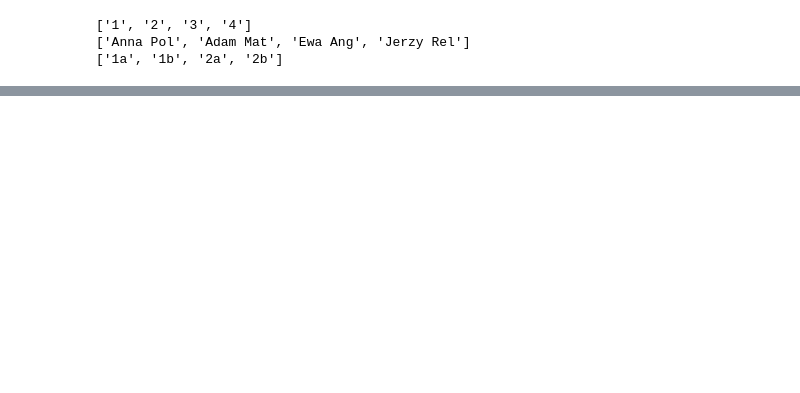
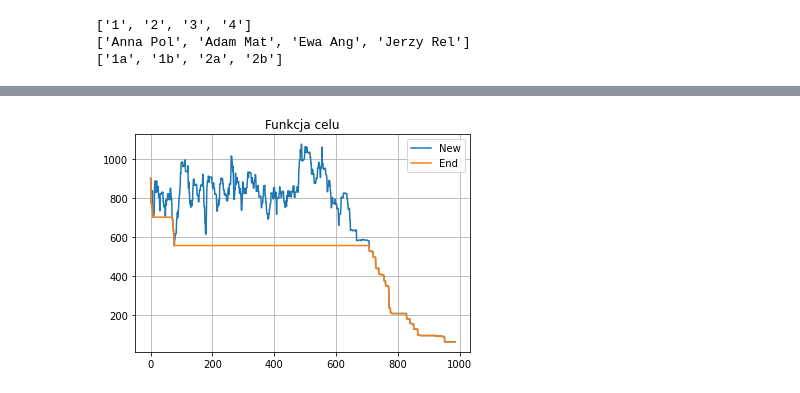
Before and after one commit to sebastian11259/BO_Projekt, a Jupyter notebook: a.ipynb, the cells around one changed output, grey strips where cells are left out. Saved outputs shown, nothing was run; the diff lists cells and outputs as text; code cells hidden in the pictures; blank space fills up the shorter version.

```diff
--- a/a.ipynb
+++ b/a.ipynb
@@ -60,0 +75,10 @@ t[3]
+# %%
+# plt.plot(obj_fun)
+plt.plot(obj_fun_curr)
+plt.plot(obj_end)
+plt.grid()
+plt.title("Funkcja celu")
+plt.legend(["New", "End"])
+plt.show()
+# %% [output]
+[figure, added]
```
Also changed, not shown: parts of 7 cells of this notebook, 2 other files.
